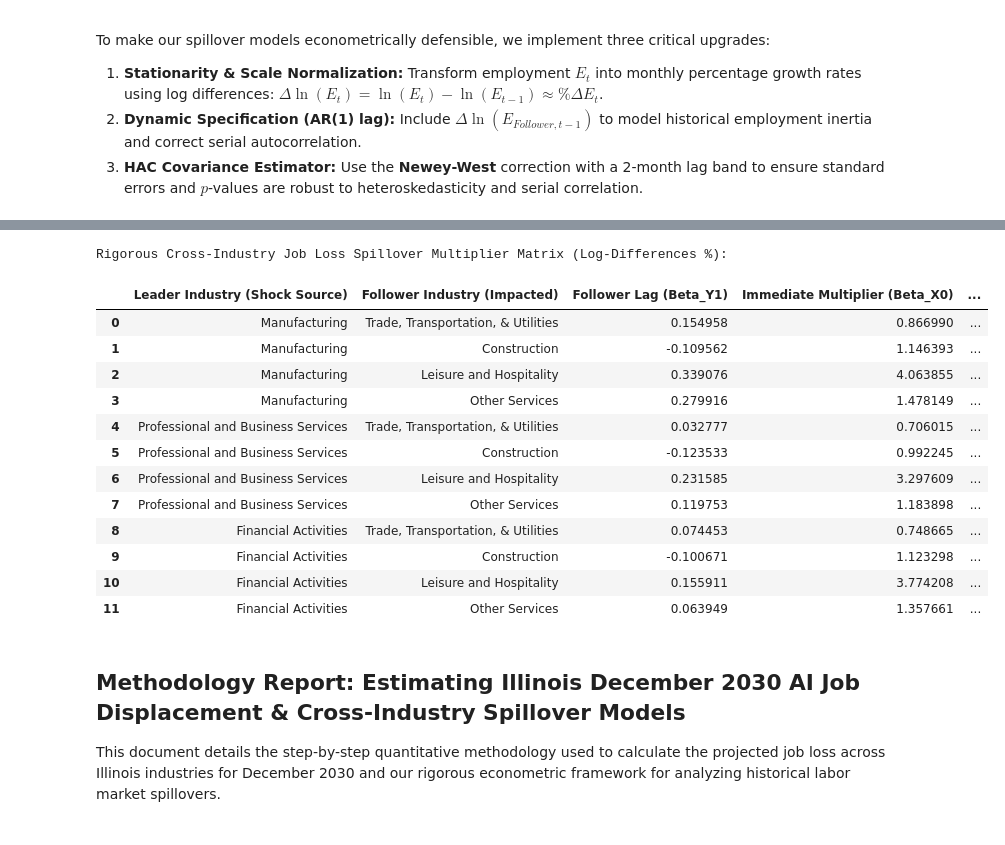
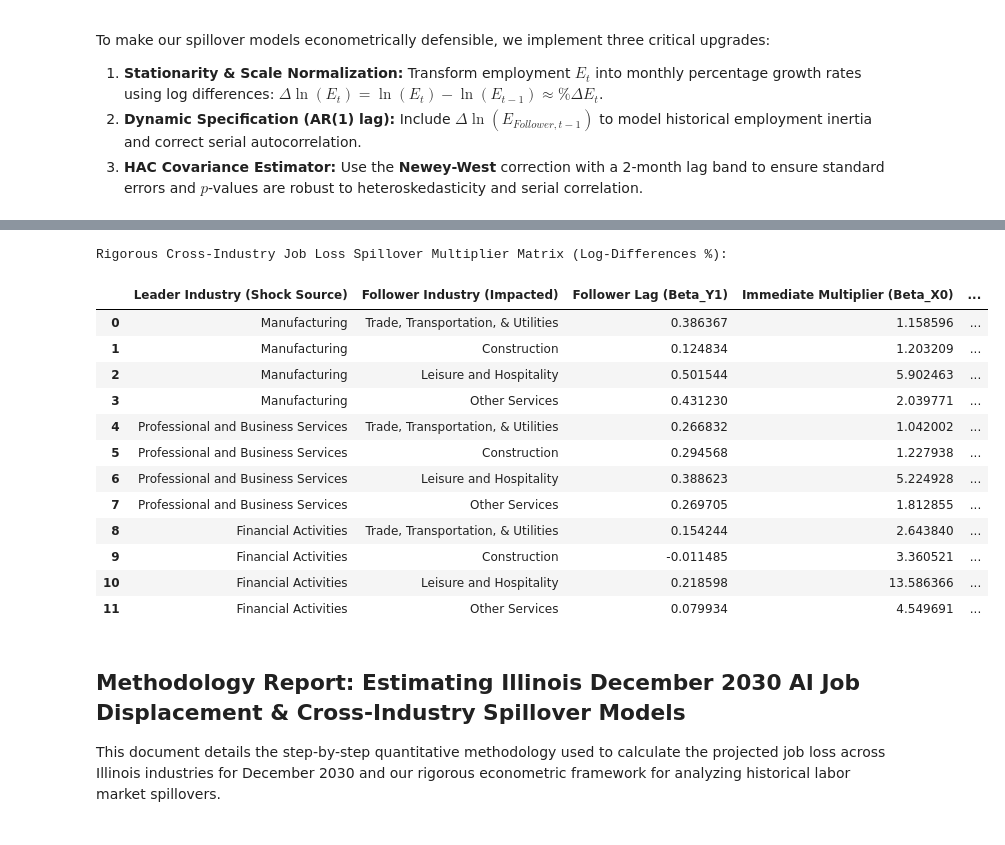
Before and after one commit to DJChallas/group1, a Jupyter notebook: Group1_mod.ipynb, the cells around one changed output, grey strips where cells are left out. Cells and saved outputs as stored; diff of their text form; code cells hidden in the pictures.

```diff
--- a/Group1_mod.ipynb
+++ b/Group1_mod.ipynb
@@ -774,45 +774,51 @@ acorr_breusch_godfrey currently returns a plain tuple whose length depends on th
 # %%
 import pandas as pd
 
-# Construct the Spillover Multiplier Matrix using the rigorous log-difference specifications from rigorous_full_timeline_df
-rigorous_spillover_matrix = rigorous_full_timeline_df[[
+# Fallback to active variable if rigorous_full_timeline_df is not found
+if 'rigorous_full_timeline_df' in globals():
+    source_df = rigorous_full_timeline_df
+else:
+    source_df = rigorous_spillover_df
+
+# Construct the Spillover Multiplier Matrix using the rigorous log-difference specifications
+rigorous_spillover_matrix = source_df[[
     'Leader Industry',
     'Follower Industry',
-    'Follower Lag Coefficient (Beta_Y1)',
+    'Follower Autoregressive Lag (Beta_Y1)',
     'Leader Immediate Coefficient (Beta_X0)',
     'Leader Lagged Coefficient (Beta_X1)',
     'R-squared',
     'Durbin-Watson'
 ]].copy()
 
 # Rename columns for clear presentation
 rigorous_spillover_matrix.columns = [
     'Leader Industry (Shock Source)',
     'Follower Industry (Impacted)',
     'Follower Lag (Beta_Y1)',
     'Immediate Multiplier (Beta_X0)',
     'Lagged Multiplier (Beta_X1)',
     'R-squared',
     'Durbin-Watson'
 ]
 
 print("Rigorous Cross-Industry Job Loss Spillover Multiplier Matrix (Log-Differences %):")
 display(rigorous_spillover_matrix)
 # %% [output]
 Rigorous Cross-Industry Job Loss Spillover Multiplier Matrix (Log-Differences %):
 |  | Leader Industry (Shock Source) | Follower Industry (Impacted) | Follower Lag (Beta_Y1) | Immediate Multiplier (Beta_X0) | ... |
-| 0 | Manufacturing | Trade, Transportation, & Utilities | 0.154958 | 0.866990 | ... |
-| 1 | Manufacturing | Construction | -0.109562 | 1.146393 | ... |
-| 2 | Manufacturing | Leisure and Hospitality | 0.339076 | 4.063855 | ... |
-| 3 | Manufacturing | Other Services | 0.279916 | 1.478149 | ... |
-| 4 | Professional and Business Services | Trade, Transportation, & Utilities | 0.032777 | 0.706015 | ... |
-| 5 | Professional and Business Services | Construction | -0.123533 | 0.992245 | ... |
-| 6 | Professional and Business Services | Leisure and Hospitality | 0.231585 | 3.297609 | ... |
-| 7 | Professional and Business Services | Other Services | 0.119753 | 1.183898 | ... |
-| 8 | Financial Activities | Trade, Transportation, & Utilities | 0.074453 | 0.748665 | ... |
-| 9 | Financial Activities | Construction | -0.100671 | 1.123298 | ... |
-| 10 | Financial Activities | Leisure and Hospitality | 0.155911 | 3.774208 | ... |
-| 11 | Financial Activities | Other Services | 0.063949 | 1.357661 | ... |
+| 0 | Manufacturing | Trade, Transportation, & Utilities | 0.386367 | 1.158596 | ... |
+| 1 | Manufacturing | Construction | 0.124834 | 1.203209 | ... |
+| 2 | Manufacturing | Leisure and Hospitality | 0.501544 | 5.902463 | ... |
+| 3 | Manufacturing | Other Services | 0.431230 | 2.039771 | ... |
+| 4 | Professional and Business Services | Trade, Transportation, & Utilities | 0.266832 | 1.042002 | ... |
+| 5 | Professional and Business Services | Construction | 0.294568 | 1.227938 | ... |
+| 6 | Professional and Business Services | Leisure and Hospitality | 0.388623 | 5.224928 | ... |
+| 7 | Professional and Business Services | Other Services | 0.269705 | 1.812855 | ... |
+| 8 | Financial Activities | Trade, Transportation, & Utilities | 0.154244 | 2.643840 | ... |
+| 9 | Financial Activities | Construction | -0.011485 | 3.360521 | ... |
+| 10 | Financial Activities | Leisure and Hospitality | 0.218598 | 13.586366 | ... |
+| 11 | Financial Activities | Other Services | 0.079934 | 4.549691 | ... |
 # %% [markdown]
 ## Methodology Report: Estimating Illinois December 2030 AI Job Displacement & Cross-Industry Spillover Models
 
```
Also changed, not shown: parts of 11 cells of this notebook.
